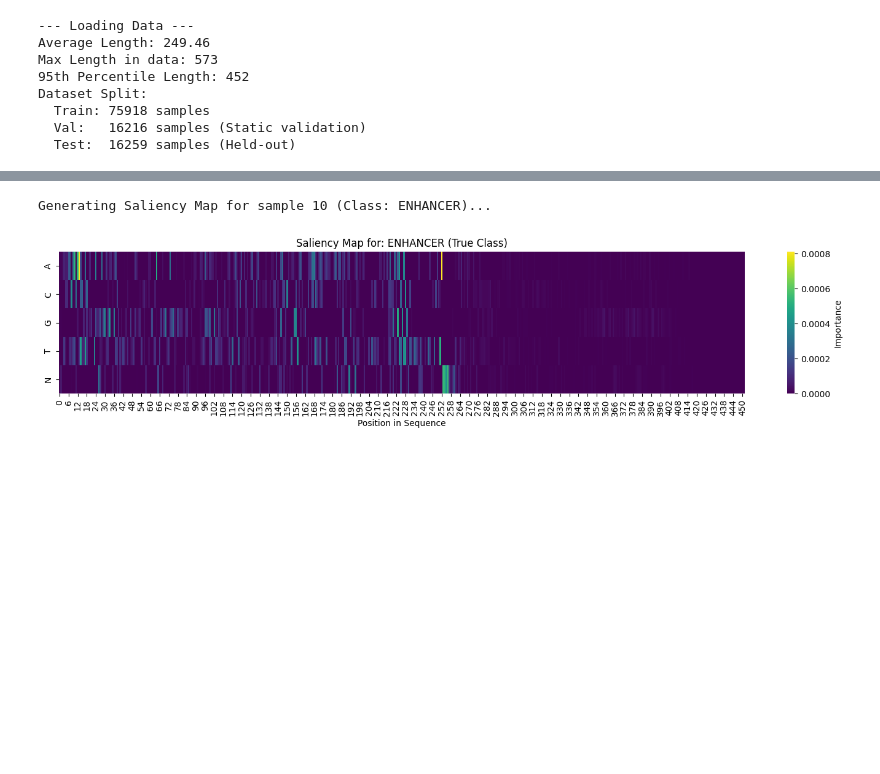
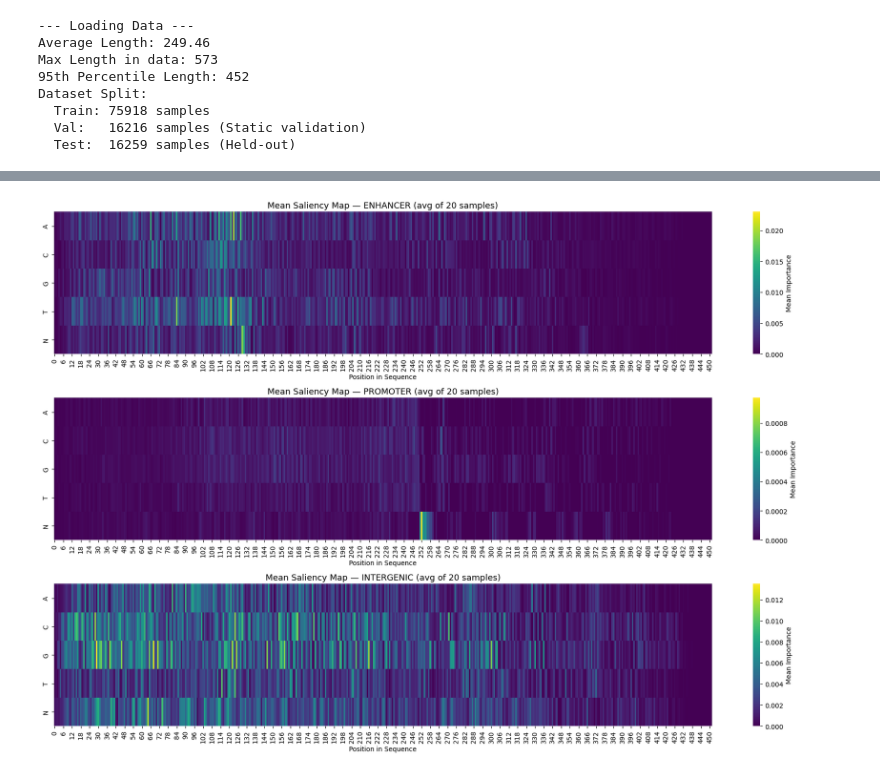
Before and after one commit to Shlezman/DL-DNA-sequences, a Jupyter notebook: project.ipynb, the cells around one changed output, grey strips where cells are left out. Saved outputs shown, nothing was run; the diff lists cells and outputs as text; code cells hidden in the pictures; blank space fills up the shorter version.

```diff
--- a/project.ipynb
+++ b/project.ipynb
@@ -1,4 +5,5 @@
 # %%
+import sys
 import pandas as pd
 import numpy as np
 import matplotlib.pyplot as plt
@@ -15,12 +20,11 @@ from sklearn.svm import LinearSVC
 from sklearn.feature_extraction.text import CountVectorizer
 from sklearn.model_selection import StratifiedKFold
 
-
-
 import tensorflow as tf
 from tensorflow.keras import layers, models, callbacks
 from tensorflow.keras.preprocessing.sequence import pad_sequences
 
+DATA_PATH = './DNA_dataset/DNA_multiclass_balanced.parquet'
 
 LABEL2ID = {"ENHANCER": 0, "PROMOTER": 1, "INTERGENIC": 2}
 ID2LABEL = {v: k for k, v in LABEL2ID.items()}
@@ -28,5 +39,5 @@ LABEL_MAP = ["ENHANCER", "PROMOTER", "INTERGENIC"]
 # %%
-df_balanced = pd.read_parquet("./DNA_dataset/DNA_multiclass_balanced.parquet")
+df_balanced = pd.read_parquet(DATA_PATH)
 
 print("\nLabel distribution:")
 print(df_balanced["label"].value_counts())
@@ -275,5 +331,4 @@ All functions defined successfully.
 # %%
-
 FINAL_LEN = max(RECOMMENDED_LEN, 200)
 
 # Cross Validation
@@ -285,15 +340,17 @@ X_cv_padded = encode_and_pad(X_cv_raw, FINAL_LEN)
 X_test_padded = encode_and_pad(X_test, FINAL_LEN)
 
 # One-Hot
-X_cv_ohe = tf.one_hot(X_cv_padded, depth=5).numpy()
-X_test_ohe = tf.one_hot(X_test_padded, depth=5).numpy()
+with tf.device('/CPU:0'):
+    X_cv_ohe   = tf.one_hot(X_cv_padded,   depth=5).numpy()
+    X_test_ohe = tf.one_hot(X_test_padded, depth=5).numpy()
 y_test_cat = tf.keras.utils.to_categorical(y_test, num_classes=3)
 
 # Cross-Validation
 n_splits = 5
 kfold = StratifiedKFold(n_splits=n_splits, shuffle=True, random_state=42)
 cv_scores = []
-best_val_acc = 0
+
+best_val_loss = np.inf
 best_model = None
 # %% [output]
 Encoding data...
@@ -665,20 +776,45 @@ weighted avg     0.9164    0.9170    0.9166     16259
 # %%
-def plot_saliency_map(model, seq_ohe, true_label_idx, id2label_map):
+def compute_saliency(model, seq_ohe, true_label_idx):
+    """מחשב saliency map לדוגמה אחת, מחזיר numpy array."""
     input_tensor = tf.convert_to_tensor([seq_ohe], dtype=tf.float32)
-
     with tf.GradientTape() as tape:
         tape.watch(input_tensor)
         preds = model(input_tensor)
-        loss = preds[0][true_label_idx]
+        loss  = preds[0][true_label_idx]
+    grads = tape.gradient(loss, input_tensor)[0].numpy()
+    return np.maximum(grads, 0)
 
-    grads = tape.gradient(loss, input_tensor)[0].numpy()
+def plot_mean_saliency(model, X_test_ohe, y_test, id2label_map, n_samples=20):
+    """
+    שיפור #10: מחשב ומציג saliency map ממוצע לכל קלאס (n_samples דוגמאות).
+    מספק תובנה ביולוגית יציבה יותר מדוגמה בודדת.
+    """
+    class_names = list(id2label_map.values())
+    n_classes   = len(class_names)
 
-    grads = np.maximum(grads, 0)
+    fig, axes = plt.subplots(n_classes, 1, figsize=(18, 4 * n_classes))
 
-    plt.figure(figsize=(18, 3))
-    sns.heatmap(grads.T, cmap="viridis", yticklabels=['A','C','G','T','N'], cbar_kws={'label': 'Importance'})
-    plt.title(f"Saliency Map for: {id2label_map[true_label_idx]} (True Class)")
-    plt.xlabel("Position in Sequence")
+    for cls_idx in range(n_classes):
+        class_mask    = np.where(y_test == cls_idx)[0]
+        selected_idxs = class_mask[:n_samples]  # עד n_samples דוגמאות מהקלאס
+
+        # חישוב saliency לכל דוגמה וממוצוע
+        saliency_maps = []
+        for idx in selected_idxs:
+            sal = compute_saliency(model, X_test_ohe[idx], cls_idx)
+            saliency_maps.append(sal)
+
+        mean_saliency = np.mean(saliency_maps, axis=0)  # (L, 5)
+
+        ax = axes[cls_idx] if n_classes > 1 else axes
+        sns.heatmap(mean_saliency.T, ax=ax, cmap="viridis",
+                    yticklabels=['A','C','G','T','N'],
+                    cbar_kws={'label': 'Mean Importance'})
+        ax.set_title(f"Mean Saliency Map — {id2label_map[cls_idx]} "
+                     f"(avg of {len(selected_idxs)} samples)", fontsize=13)
+        ax.set_xlabel("Position in Sequence")
+
+    plt.tight_layout()
     plt.show()
 
 def visualize_first_layer_filters(model):
@@ -686,32 +822,23 @@ def visualize_first_layer_filters(model):
     if not conv_layers:
         print("No Conv1D layers found.")
         return
-
     first_conv = conv_layers[0]
-    weights = first_conv.get_weights()[0] # Shape: (kernel_size, input_channels, filters)
+    weights    = first_conv.get_weights()[0]  # (kernel_size, input_channels, filters)
 
     n_filters_to_show = min(6, weights.shape[2])
     fig, axes = plt.subplots(1, n_filters_to_show, figsize=(20, 3))
-
     print(f"Visualizing weights from layer: {first_conv.name}")
     for i in range(n_filters_to_show):
         w = weights[:, :, i]
-        sns.heatmap(w.T, ax=axes[i], cmap="coolwarm", center=0, yticklabels=['A','C','G','T','N'])
+        sns.heatmap(w.T, ax=axes[i], cmap="coolwarm", center=0,
+                    yticklabels=['A','C','G','T','N'])
         axes[i].set_title(f"Filter {i+1}")
         axes[i].set_xlabel("Kernel Pos")
-
-    plt.tight_layout()
-    plt.show()
+    plt.tight_layout(); plt.show()
 
 print("\n--- Model Interpretability Analysis ---")
-
 visualize_first_layer_filters(best_model)
 
-sample_idx = 10
-sample_seq = X_test_ohe[sample_idx]
-sample_label = y_test[sample_idx]
-
-print(f"Generating Saliency Map for sample {sample_idx} (Class: {ID2LABEL[sample_label]})...")
-plot_saliency_map(best_model, sample_seq, sample_label, ID2LABEL)
+plot_mean_saliency(best_model, X_test_ohe, y_test, ID2LABEL, n_samples=20)
 # %% [output]
 --- Model Interpretability Analysis ---
@@ -720,3 +847,2 @@ Visualizing weights from layer: conv1d_12
-Generating Saliency Map for sample 10 (Class: ENHANCER)...
-[figure, old version]
+[figure, new version]
 # %%
```
Also changed, not shown: parts of 26 cells of this notebook.
